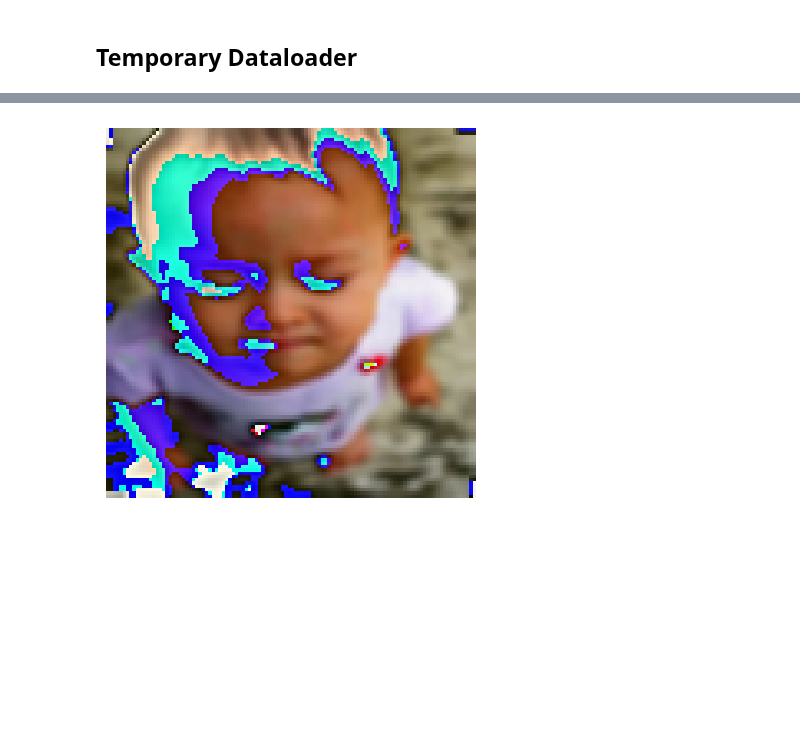
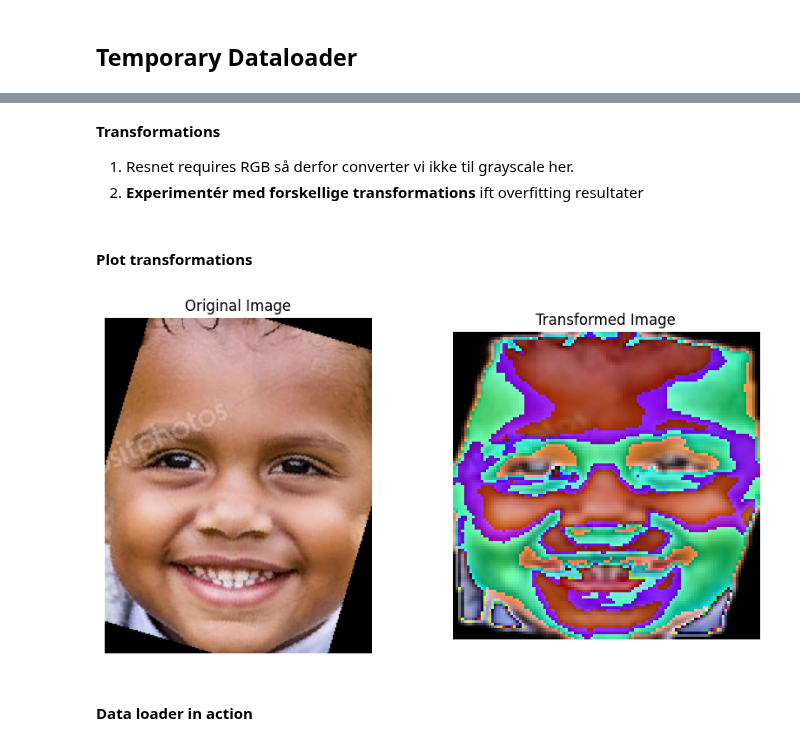
Before and after one commit to Kat-Gabi/Master_Thesis, a Jupyter notebook: notebooks/temp_dataloader.ipynb, the cells around one changed output, grey strips where cells are left out. Saved outputs shown, nothing was run; the diff lists cells and outputs as text; code cells hidden in the pictures; blank space fills up the shorter version.

```diff
--- a/notebooks/temp_dataloader.ipynb
+++ b/notebooks/temp_dataloader.ipynb
@@ -38,33 +173,70 @@ class FaceRecognitionDataset(Dataset):
+# %% [markdown]
+**Transformations**
+1. Resnet requires RGB så derfor converter vi ikke til grayscale her.
+2. **Experimentér med forskellige transformations** ift overfitting resultater
 # %%
 # Example usage
 
-data_dir = '../data/raw/YLFW_bench/data_p2/'  # Update with your data directory
-
+data_dir = '../data/raw/YLFW_bench/data_p2'  # Update with data directory
+pairs_file = 'test_YLFW_pairs_african.txt'
+#pairs_file = 'test_YLFW_all_pairs.txt'
 # Define transformations (examples..)
 transform = transforms.Compose([
-    transforms.Resize((112, 112)),         # Resize images to a fixed size
-    transforms.RandomHorizontalFlip(),     # Random horizontal flip for data augmentation
-    transforms.RandomRotation(degrees=5),  # Random rotation for pose variation
+    transforms.Resize((112, 112)),  # Resize images to a fixed size
+    transforms.RandomHorizontalFlip(), # Random horizontal flip for data augmentation
+    transforms.RandomRotation(degrees=10),  # Random rotation for pose variation
     transforms.ColorJitter(brightness=0.02, contrast=0.02, saturation=0.2),  # Random brightness, contrast, saturation adjustment
     transforms.GaussianBlur(kernel_size=3),  # Random Gaussian blur
     transforms.ToTensor(),                  # Convert images to PyTorch tensors
     transforms.Normalize(mean=[0.5, 0.5, 0.5], std=[0.5, 0.5, 0.5])  # Normalize pixel values
 ])
 
-
-dataset = FaceRecognitionDataset(data_dir, transform=transform)
+dataset = FaceRecognitionDataset(data_dir, pairs_file, transform=transform)
-# %%
-# Access one of the images from the dataset (for example, the first image)
-image, label = dataset[1]  # Change the index to access a different image if needed
-
-# Convert the tensor image to a PIL Image
-image_pil = transforms.ToPILImage()(image)
-
-# Display the image
-plt.imshow(image_pil)
-plt.axis('off')
-plt.show()
-# %% [output]
-[figure, removed]
+# %% [markdown]
+#### Plot transformations
+# %%
+## TRANSFORMED IMAGE
+
+# Access the same image from the original dataset
+image1_trans, im_name_1, image2_trans, im_name_2 , label_original = dataset[0]  # Change the index if needed
+
+# Convert the tensor image to a PIL Image
+image_pil_trans = transforms.ToPILImage()(image1_trans)
+
+## ORIGINAL IMAGE
+
+# Define transformations for the original image (no transformations)
+transform_original = transforms.Compose([
+    transforms.ToTensor(),  # Convert images to PyTorch tensors
+])
+
+# Create another instance of the dataset with no transformations
+dataset_original = FaceRecognitionDataset(data_dir, pairs_file, transform=transform_original)
+
+# Access the same image from the original dataset
+image1_org, im_name_1, image2_org, im_name_2 , label_original = dataset_original[0]  # Change the index if needed
+
+# Convert the tensor image to a PIL Image
+image_pil_original = transforms.ToPILImage()(image1_org)
+
+## PLOT
+# Create subplots
+fig, axes = plt.subplots(1, 2, figsize=(10, 5))
+
+# Display the original image
+axes[0].imshow(image_pil_original)
+axes[0].set_title('Original Image')
+axes[0].axis('off')
+
+# Display the transformed image
+axes[1].imshow(image_pil_trans)
+axes[1].set_title('Transformed Image')
+axes[1].axis('off')
+
+plt.show()
+# %% [output]
+[figure, added]
+# %% [markdown]
+#### Data loader in action
 # %%
 # Data loader ...
```
Also changed, not shown: parts of 11 cells of this notebook, 12 other files.
